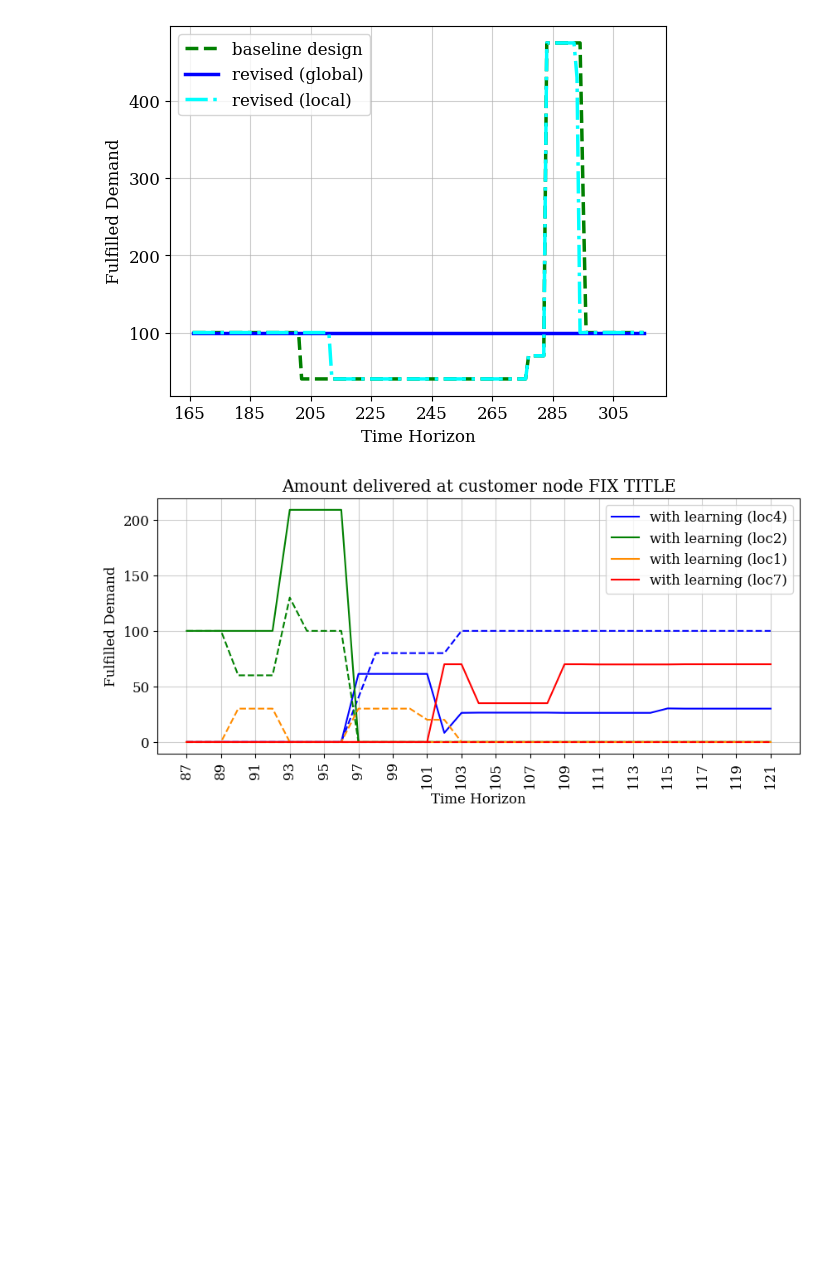
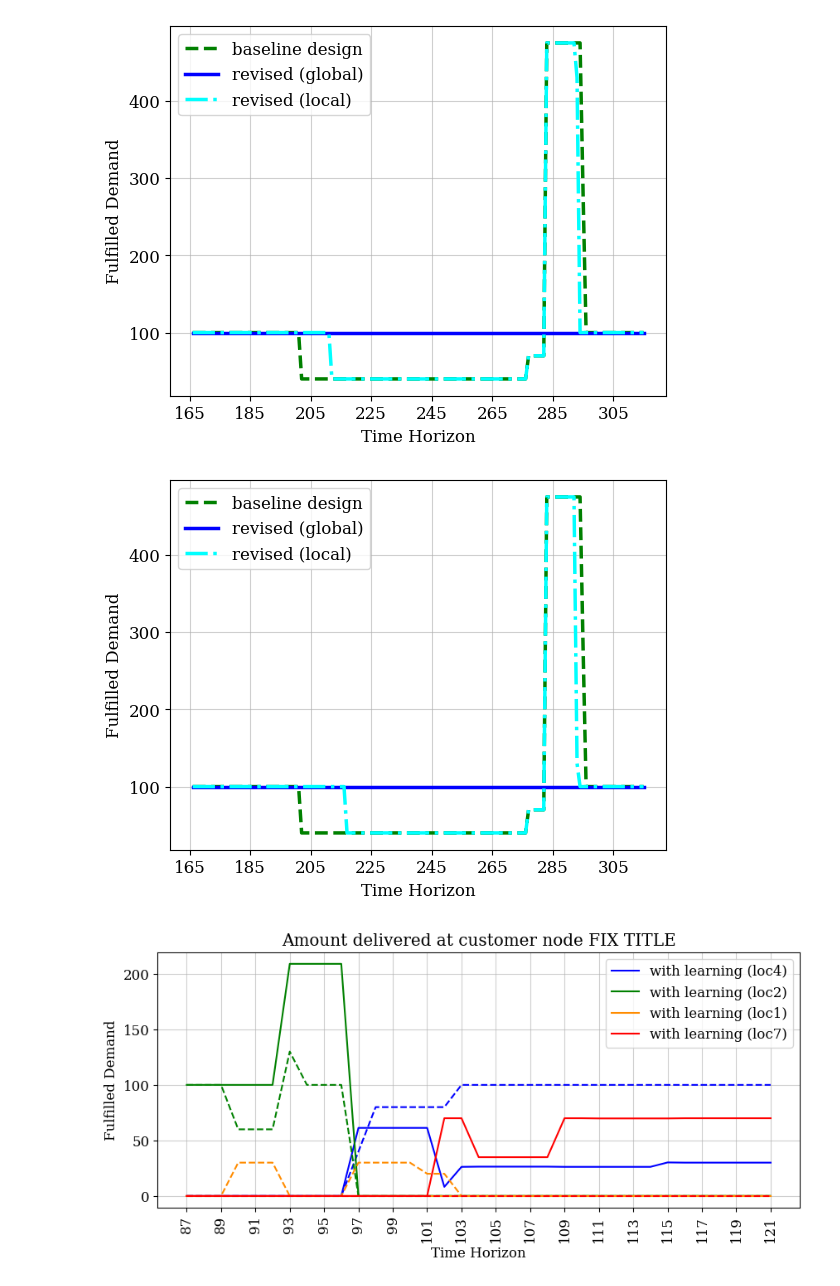
Before and after one commit to shivamvedant/energiapy, a Jupyter notebook: docs/notebooks/supply chain/IRF manuscript/readControl_HPRC.ipynb, the cells around one changed output. Saved outputs shown, nothing was run; the diff lists cells and outputs as text; code cells hidden in the pictures; blank space fills up the shorter version.

```diff
--- a/docs/notebooks/supply chain/IRF manuscript/readControl_HPRC.ipynb
+++ b/docs/notebooks/supply chain/IRF manuscript/readControl_HPRC.ipynb
@@ -632,6 +696,38 @@ plt.savefig(fname = 'cl_ncl_compare_bs', dpi = 300)
 plt.show()
 # %% [output]
 [figure]
+# %%
+rc('font', **{'family': 'serif', 'serif': ['Computer Modern'], 'size': 12})
+rc('text', usetex=False)
+fig, ax = plt.subplots()
+
+# Plot data from the first dataset
+start=165
+end = start+150
+
+ax.plot(range(start+1, end+1), list(value for key, value in ncl_res1_load_results.output['S'].items() if key[0]=='loc5' and key[1]=='com1_sold')[start:end], label='baseline design', color='green', linestyle='--', linewidth='2.5')
+
+ax.plot(range(start+1, end+1), list(value for key, value in cl2_global_res1_load_results.output['S'].items() if key[0]=='loc5' and key[1]=='com1_sold')[start:end], label='revised (global)', color='blue', linestyle='-', linewidth='2.5')
+
+ax.plot(range(start+1, end+1), list(value for key, value in cl2_local_res1_load_results.output['S'].items() if key[0]=='loc5' and key[1]=='com1_sold')[start:end], label='revised (local)', color='cyan', linestyle='-.', linewidth='2.5')
+#
+# ax.plot(range(start, end), list(value for key, value in ph30_cl_global_cap2_load_results.output['S'].items() if key[0]=='loc5' and key[1]=='com1_sold')[start:end], label='with learning (ph 30)', color='green', linestyle='-', linewidth='2.5')
+
+# Customize the plot
+ax.set_xlabel('Time Horizon')
+ax.set_ylabel('Fulfilled Demand')
+# ax.set_title('FIX TITLE')
+ax.legend()
+ax.plot(linewidth=0.5)
+# ax.set_yticks(range(0, 100, 20))
+ax.set_xticks(range(start, end, 20))
+plt.grid(alpha=0.6)
+plt.rcdefaults()
+plt.savefig(fname = 'cl2_ncl_compare', dpi = 300)
+# Show the plot
+plt.show()
+# %% [output]
+[figure, added]
 # %%
 rc('font', **{'family': 'serif', 'serif': ['Computer Modern'], 'size': 12})
 rc('text', usetex=False)
```
Also changed, not shown: parts of 15 cells of this notebook, 3 other files.
